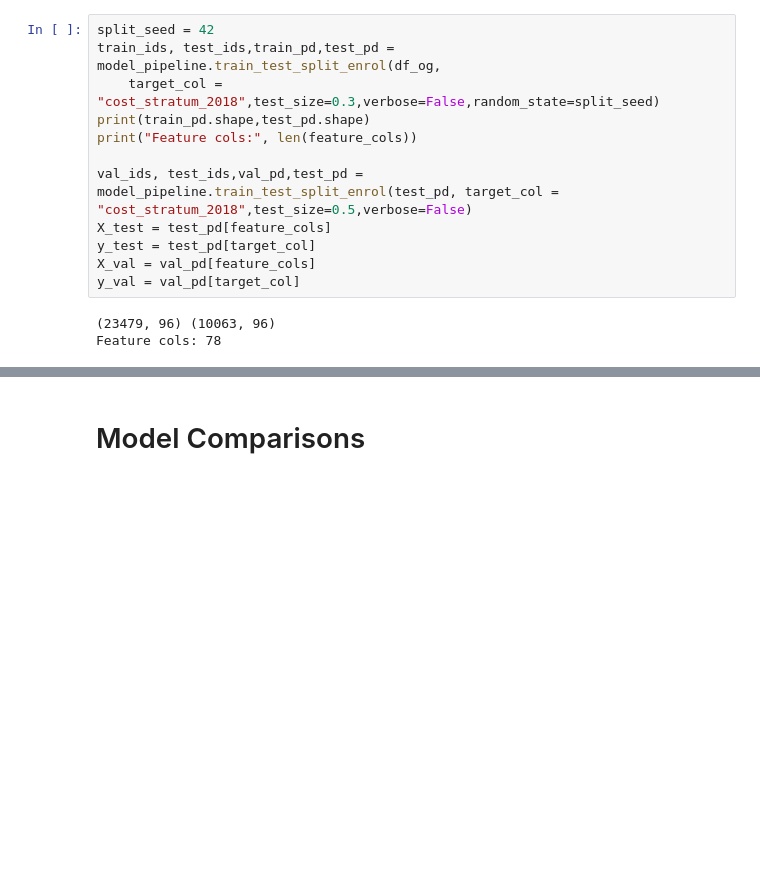
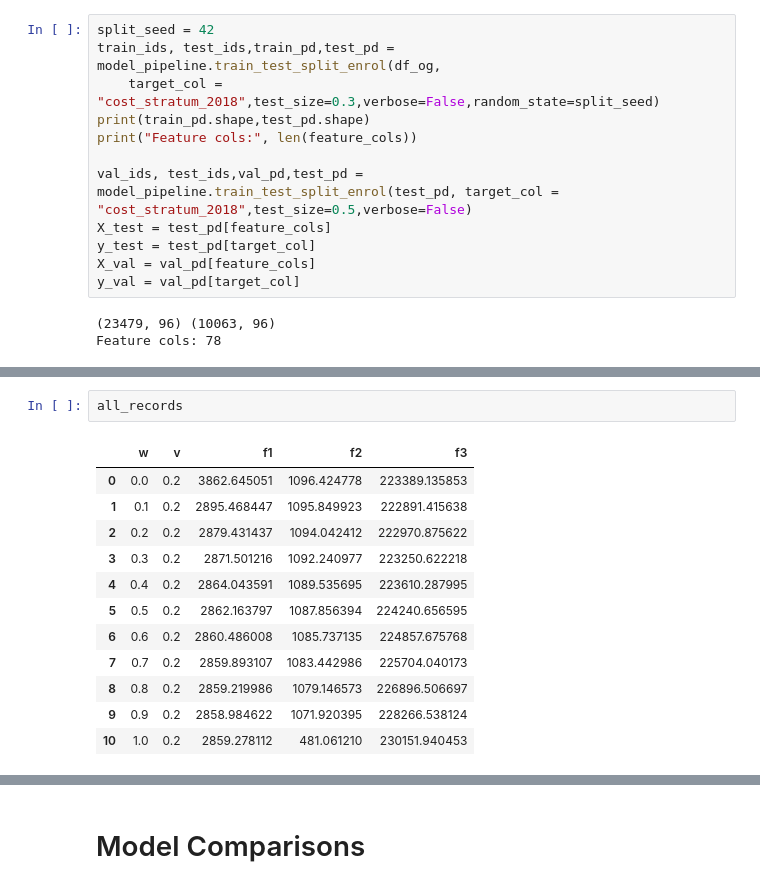
Before and after one commit to cat2510/optimization_guided_curation_ICML, a Jupyter notebook: triobjective_undersampling.ipynb, the cells around one changed output, grey strips where cells are left out. Cells and saved outputs as stored; diff of their text form; blank space fills up the shorter version.

```diff
--- a/triobjective_undersampling.ipynb
+++ b/triobjective_undersampling.ipynb
@@ -282,0 +318,15 @@ AttributeError: 'BilevelResampler' object has no attribute 'unified_undersample_
+# %%
+all_records
+# %% [output]
+|  | w | v | f1 | f2 | f3 |
+| 0 | 0.0 | 0.2 | 3862.645051 | 1096.424778 | 223389.135853 |
+| 1 | 0.1 | 0.2 | 2895.468447 | 1095.849923 | 222891.415638 |
+| 2 | 0.2 | 0.2 | 2879.431437 | 1094.042412 | 222970.875622 |
+| 3 | 0.3 | 0.2 | 2871.501216 | 1092.240977 | 223250.622218 |
+| 4 | 0.4 | 0.2 | 2864.043591 | 1089.535695 | 223610.287995 |
+| 5 | 0.5 | 0.2 | 2862.163797 | 1087.856394 | 224240.656595 |
+| 6 | 0.6 | 0.2 | 2860.486008 | 1085.737135 | 224857.675768 |
+| 7 | 0.7 | 0.2 | 2859.893107 | 1083.442986 | 225704.040173 |
+| 8 | 0.8 | 0.2 | 2859.219986 | 1079.146573 | 226896.506697 |
+| 9 | 0.9 | 0.2 | 2858.984622 | 1071.920395 | 228266.538124 |
+| 10 | 1.0 | 0.2 | 2859.278112 | 481.061210 | 230151.940453 |
```
Also changed, not shown: parts of 27 cells of this notebook, 7 other files.
